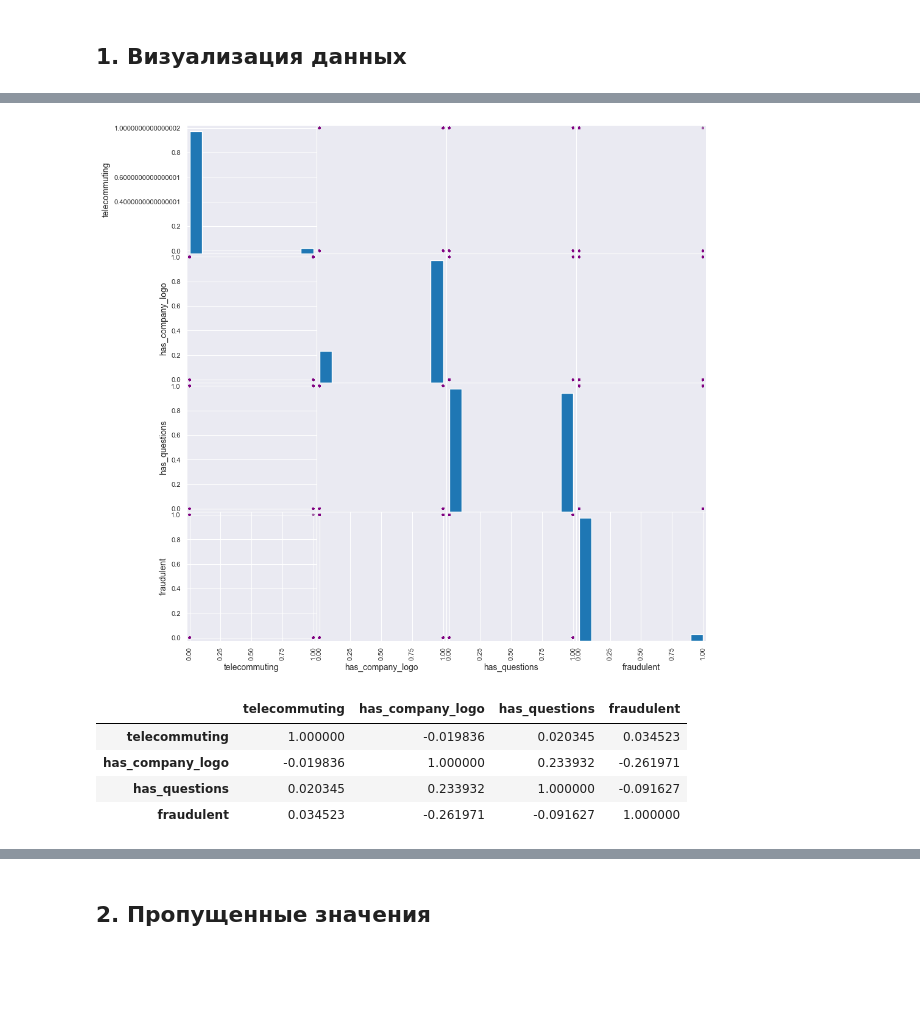
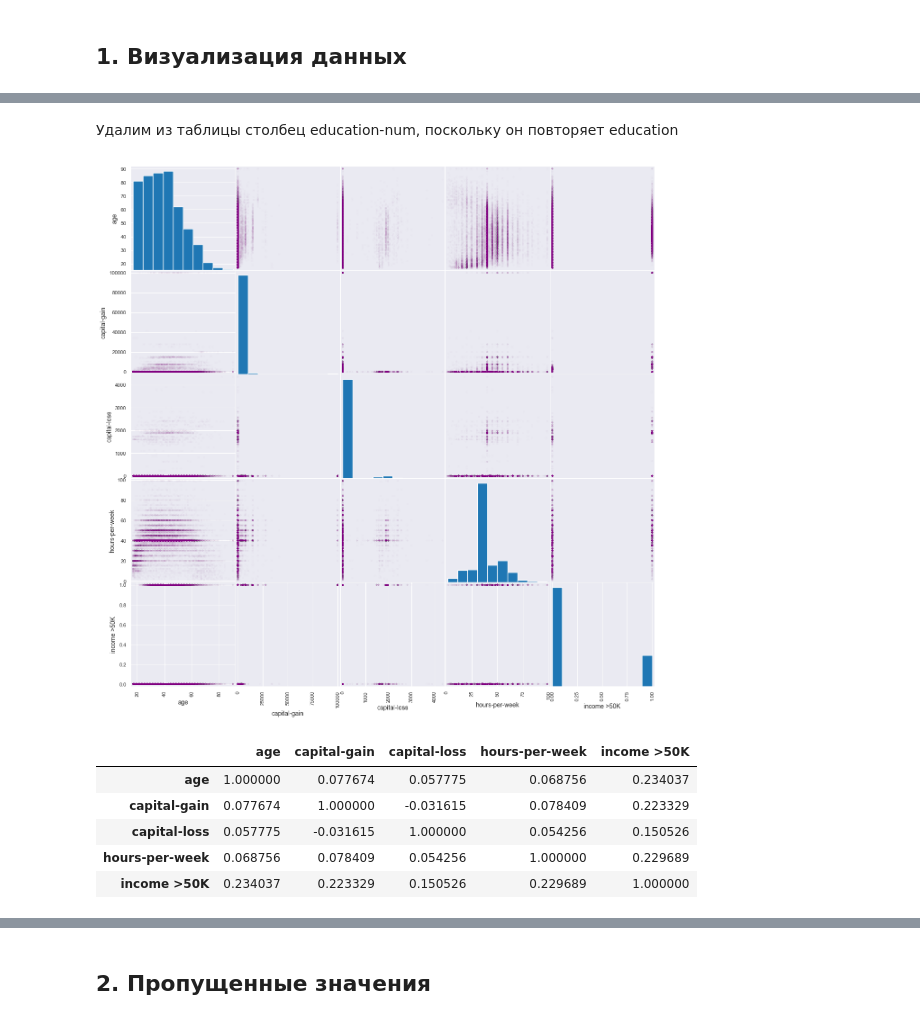
Before and after one commit to diligentConcernist/m1_machine-learning, a Jupyter notebook: 10.07. Classification.ipynb, the cells around one changed output, grey strips where cells are left out. Drawn from its saved outputs; the diff is of its cells as text; code cells hidden in the pictures; blank space fills up the shorter version.

```diff
--- a/10.07. Classification.ipynb
+++ b/10.07. Classification.ipynb
@@ -16,7 +15,7 @@ import pandas as pd
 import seaborn as sns
 import sklearn
 # %%
-df = pd.read_csv("fake_job_postings.csv")
+df = pd.read_csv("income.csv")
 # %%
 df
 # %% [output]
@@ -109,18 +98,22 @@ df.describe(include = 'all')
+# %% [markdown]
+Удалим из таблицы столбец education-num, поскольку он повторяет education
 # %%
-df = df.drop('job_id', axis=1)
+df = df.drop('education-num', axis=1)
 # %%
 from pandas.plotting import scatter_matrix
-scatter_matrix(df, alpha = .01, figsize = (11, 11), color='purple')
+scatter_matrix(df, alpha = .01, figsize = (15, 15), color='purple')
 pass
 # %% [output]
-[figure, old version]
+[figure, new version]
-# %%
-corr_mat = df.corr()
-corr_mat
-# %% [output]
-|  | telecommuting | has_company_logo | has_questions | fraudulent |
-| telecommuting | 1.000000 | -0.019836 | 0.020345 | 0.034523 |
-| has_company_logo | -0.019836 | 1.000000 | 0.233932 | -0.261971 |
-| has_questions | 0.020345 | 0.233932 | 1.000000 | -0.091627 |
-| fraudulent | 0.034523 | -0.261971 | -0.091627 | 1.000000 |
+# %%
+numeric_columns = [column for column in df.columns if df[column].dtype.name != 'object']
+corr_mat = df[numeric_columns].corr()
+corr_mat
+# %% [output]
+|  | age | capital-gain | capital-loss | hours-per-week | income >50K |
+| age | 1.000000 | 0.077674 | 0.057775 | 0.068756 | 0.234037 |
+| capital-gain | 0.077674 | 1.000000 | -0.031615 | 0.078409 | 0.223329 |
+| capital-loss | 0.057775 | -0.031615 | 1.000000 | 0.054256 | 0.150526 |
+| hours-per-week | 0.068756 | 0.078409 | 0.054256 | 1.000000 | 0.229689 |
+| income >50K | 0.234037 | 0.223329 | 0.150526 | 0.229689 | 1.000000 |
 # %%
```
Also changed, not shown: parts of 74 cells of this notebook, 2 other files.
